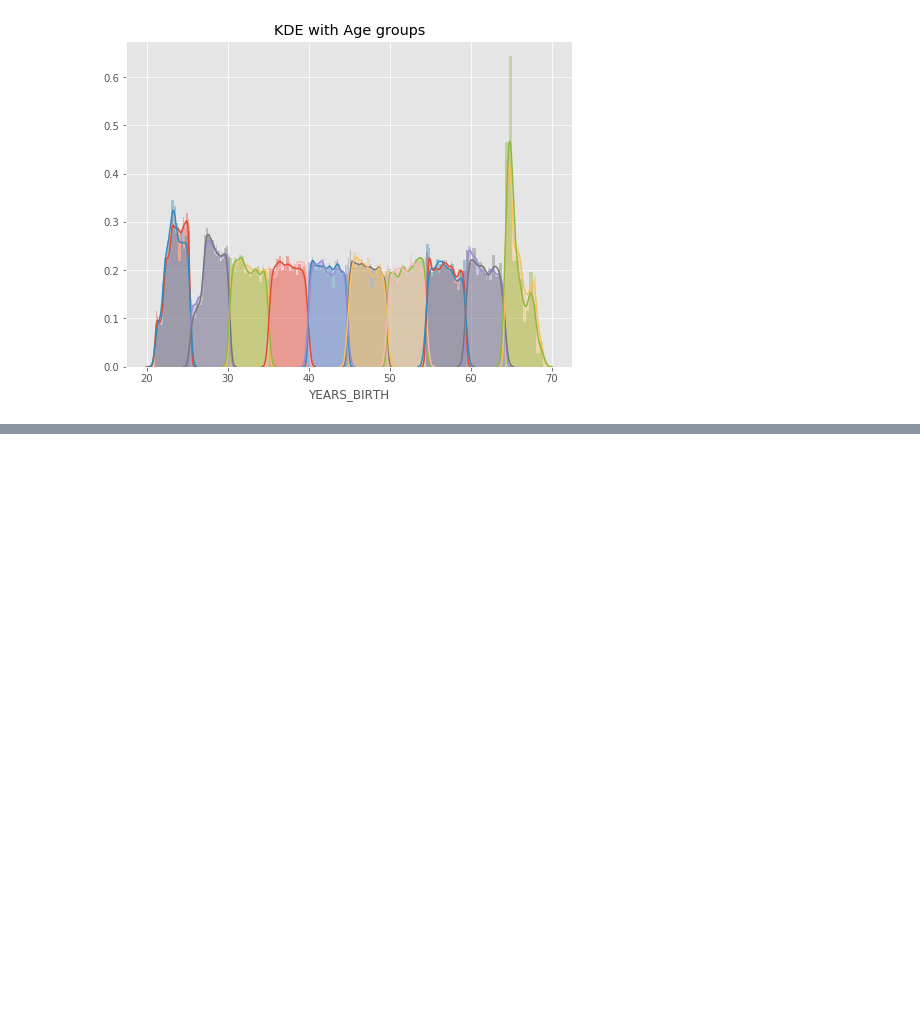
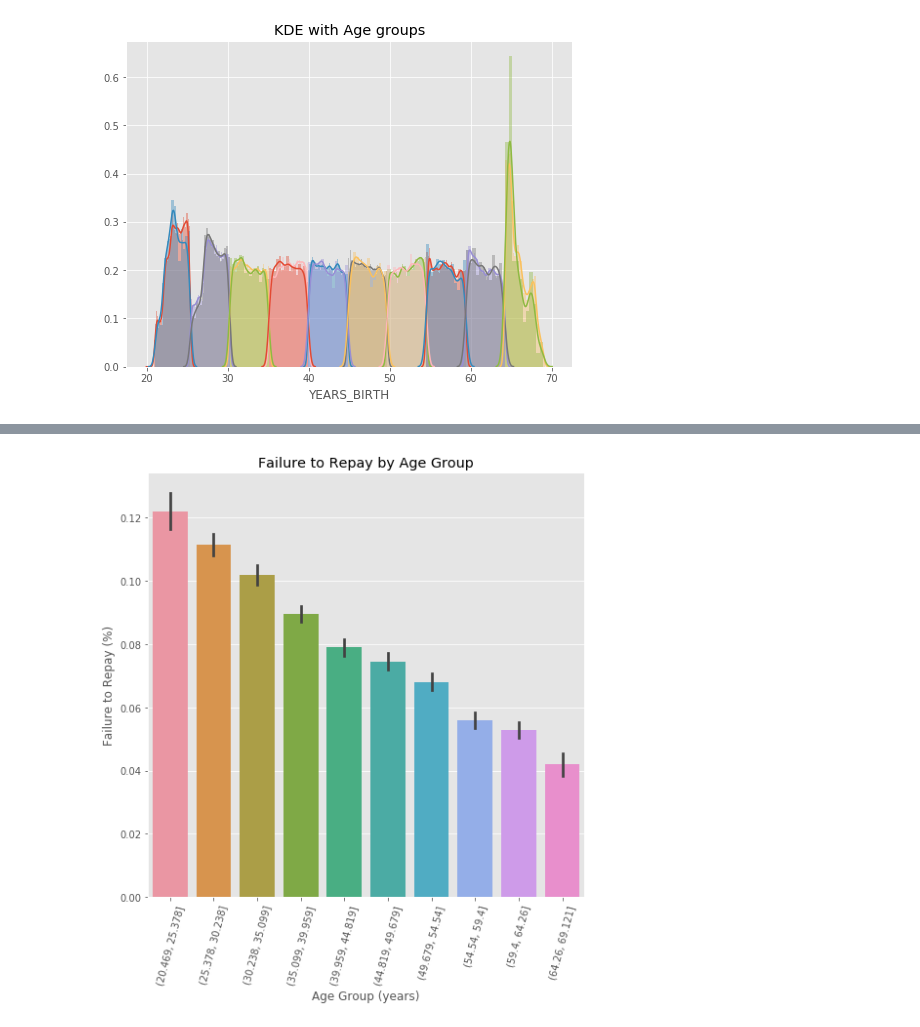
Before and after one commit to Benson80404051/1st-DL-CVMarathon, a Jupyter notebook: Day_016_HW.ipynb, the cells around one changed output, grey strips where cells are left out. Drawn from its saved outputs; the diff is of its cells as text; code cells hidden in the pictures; blank space fills up the shorter version.

```diff
--- a/Day_016_HW.ipynb
+++ b/Day_016_HW.ipynb
@@ -119,14 +132,16 @@ age_groups
 # %%
 plt.figure(figsize = (8, 8))
 
 # 以年齡區間為 x, target 為 y 繪製 barplot
 """
 Your Code Here
 """
-px =
-py =
+px = age_data['YEARS_BINNED']
+py = age_data['TARGET']
 sns.barplot(px, py)
 
 # Plot labeling
 plt.xticks(rotation = 75); plt.xlabel('Age Group (years)'); plt.ylabel('Failure to Repay (%)')
 plt.title('Failure to Repay by Age Group');
+# %% [output]
+[figure, added]
```
Also changed, not shown: parts of 1 cell of this notebook.
